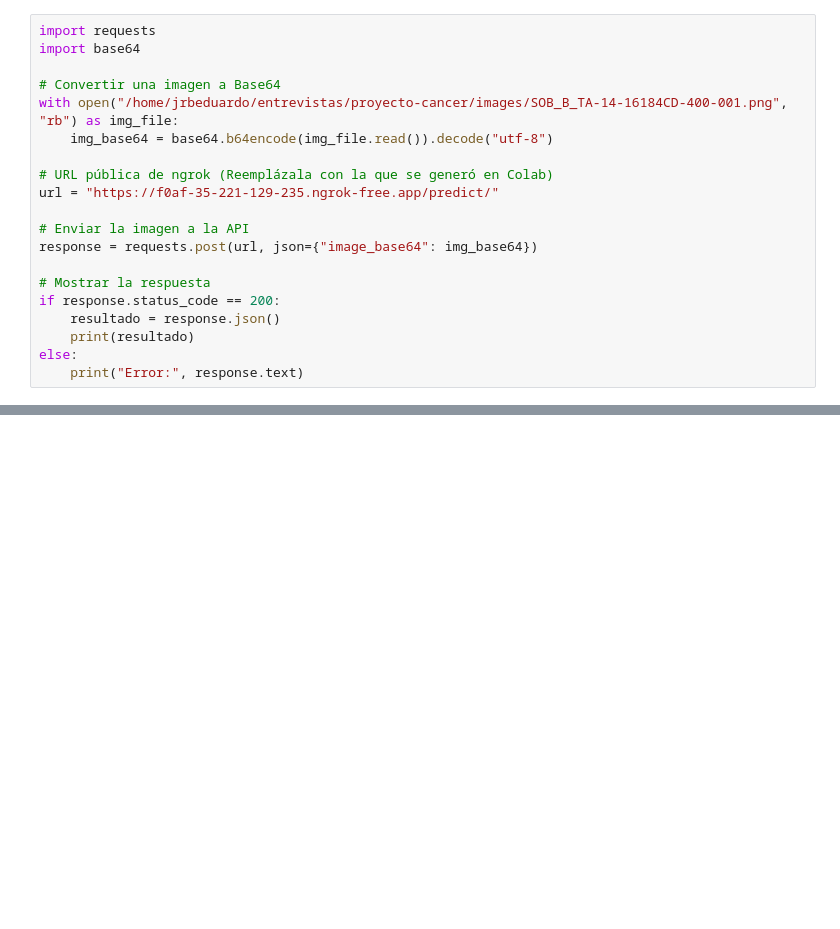
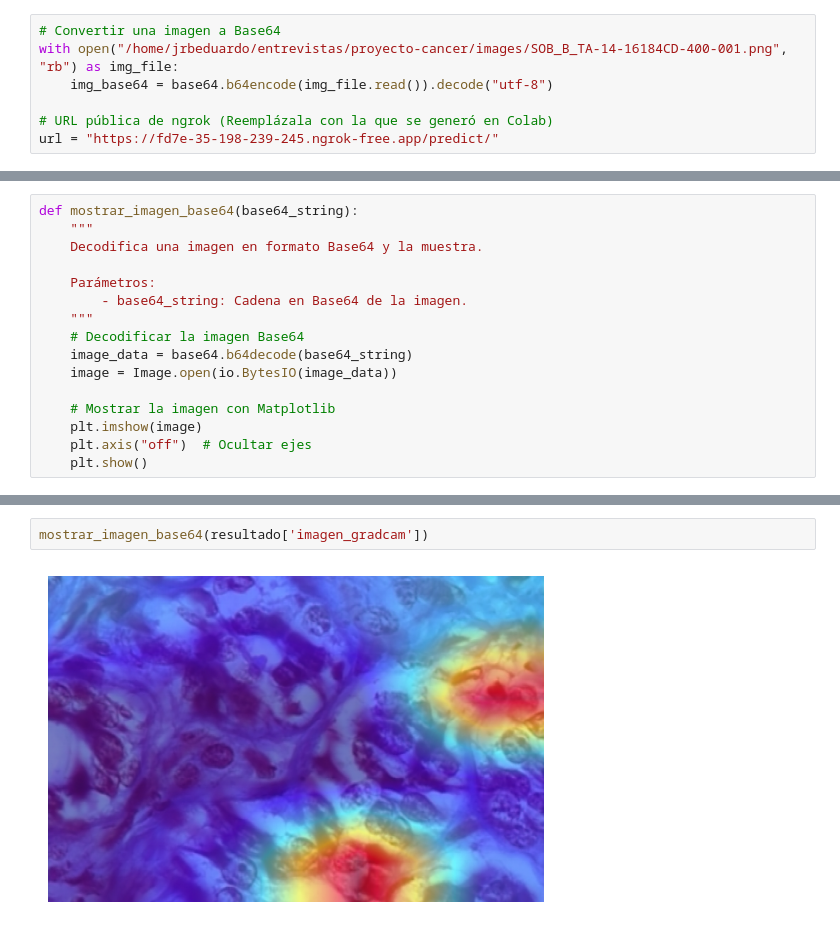
Before and after one commit to jrbeduardo/proyecto-cancer, a Jupyter notebook: dev_model/test_api.ipynb, the cells around one changed output, grey strips where cells are left out. Drawn from its saved outputs; the diff is of its cells as text; blank space fills up the shorter version.

```diff
--- a/dev_model/test_api.ipynb
+++ b/dev_model/test_api.ipynb
@@ -1,20 +9,7 @@
 # %%
-import requests
-import base64
-
 # Convertir una imagen a Base64
 with open("/home/jrbeduardo/entrevistas/proyecto-cancer/images/SOB_B_TA-14-16184CD-400-001.png", "rb") as img_file:
     img_base64 = base64.b64encode(img_file.read()).decode("utf-8")
 
 # URL pública de ngrok (Reemplázala con la que se generó en Colab)
-url = "https://f0af-35-221-129-235.ngrok-free.app/predict/"
-
-# Enviar la imagen a la API
-response = requests.post(url, json={"image_base64": img_base64})
-
-# Mostrar la respuesta
-if response.status_code == 200:
-    resultado = response.json()
-    print(resultado)
-else:
-    print("Error:", response.text)
+url = "https://fd7e-35-198-239-245.ngrok-free.app/predict/"
@@ -22,0 +29,16 @@ else:
+# %%
+def mostrar_imagen_base64(base64_string):
+    """
+    Decodifica una imagen en formato Base64 y la muestra.
+
+    Parámetros:
+        - base64_string: Cadena en Base64 de la imagen.
+    """
+    # Decodificar la imagen Base64
+    image_data = base64.b64decode(base64_string)
+    image = Image.open(io.BytesIO(image_data))
+
+    # Mostrar la imagen con Matplotlib
+    plt.imshow(image)
+    plt.axis("off")  # Ocultar ejes
+    plt.show()
@@ -22,0 +49,4 @@ else:
+# %%
+mostrar_imagen_base64(resultado['imagen_gradcam'])
+# %% [output]
+[figure, added]
```
Also changed, not shown: parts of 7 cells of this notebook.
